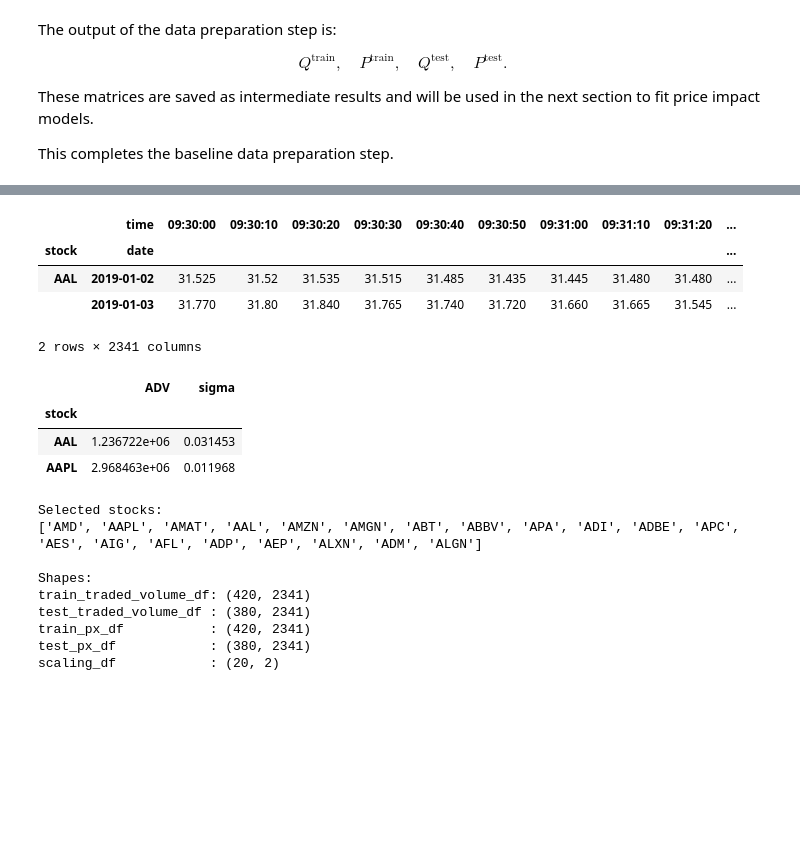
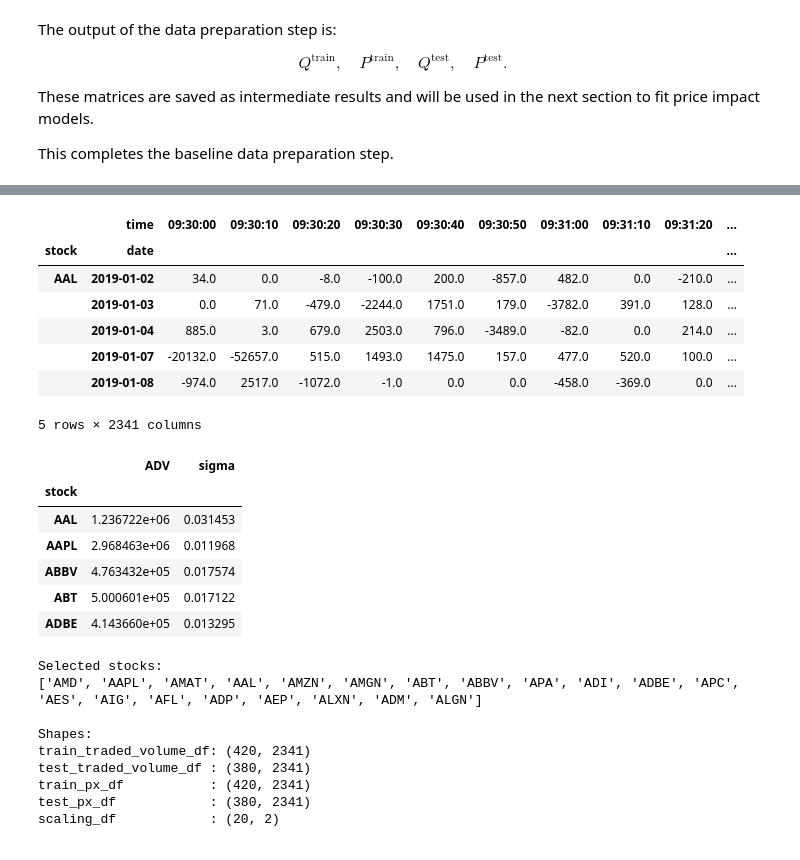
Before and after one commit to raphdlfrg/Quant_Trading_Price_Impact, a Jupyter notebook: 2_1_Data_Preparation.ipynb, the cells around one changed output, grey strips where cells are left out. Saved outputs shown, nothing was run; the diff lists cells and outputs as text; code cells hidden in the pictures; blank space fills up the shorter version.

Commit message:
Update scaling file and add train stock info

```diff
--- a/2_1_Data_Preparation.ipynb
+++ b/2_1_Data_Preparation.ipynb
@@ -168,13 +169,16 @@ test_px_df = make_panel(test_bin_df, "midEnd", "price")
     test_px_df
 )
 # %%
-train_traded_volume_df.head(2)
+train_traded_volume_df.head()
 # %% [output]
 |  | time | 09:30:00 | 09:30:10 | 09:30:20 | 09:30:30 | 09:30:40 | 09:30:50 | 09:31:00 | 09:31:10 | 09:31:20 | ... |
 | stock | date |  |  |  |  |  |  |  |  |  | ... |
-| AAL | 2019-01-02 | 31.525 | 31.52 | 31.535 | 31.515 | 31.485 | 31.435 | 31.445 | 31.480 | 31.480 | ... |
-|  | 2019-01-03 | 31.770 | 31.80 | 31.840 | 31.765 | 31.740 | 31.720 | 31.660 | 31.665 | 31.545 | ... |
+| AAL | 2019-01-02 | 34.0 | 0.0 | -8.0 | -100.0 | 200.0 | -857.0 | 482.0 | 0.0 | -210.0 | ... |
+|  | 2019-01-03 | 0.0 | 71.0 | -479.0 | -2244.0 | 1751.0 | 179.0 | -3782.0 | 391.0 | 128.0 | ... |
+|  | 2019-01-04 | 885.0 | 3.0 | 679.0 | 2503.0 | 796.0 | -3489.0 | -82.0 | 0.0 | 214.0 | ... |
+|  | 2019-01-07 | -20132.0 | -52657.0 | 515.0 | 1493.0 | 1475.0 | 157.0 | 477.0 | 520.0 | 100.0 | ... |
+|  | 2019-01-08 | -974.0 | 2517.0 | -1072.0 | -1.0 | 0.0 | 0.0 | -458.0 | -369.0 | 0.0 | ... |
-2 rows × 2341 columns
+5 rows × 2341 columns
 # %%
 # Compute scaling variables: ADV and volatility
 daily_volume = train_traded_volume_df.abs().sum(axis=1)
@@ -198,12 +202,15 @@ stock_vol = (
 
 scaling_df = pd.concat([stock_adv, stock_vol], axis=1)
 # %%
-scaling_df.head(2)
+scaling_df.head()
 # %% [output]
 |  | ADV | sigma |
 | stock |  |  |
 | AAL | 1.236722e+06 | 0.031453 |
 | AAPL | 2.968463e+06 | 0.011968 |
+| ABBV | 4.763432e+05 | 0.017574 |
+| ABT | 5.000601e+05 | 0.017122 |
+| ADBE | 4.143660e+05 | 0.013295 |
 # %%
 # 8. Diagnostics
 print("Selected stocks:")
```
Also changed, not shown: parts of 2 cells of this notebook, 2 other files.
